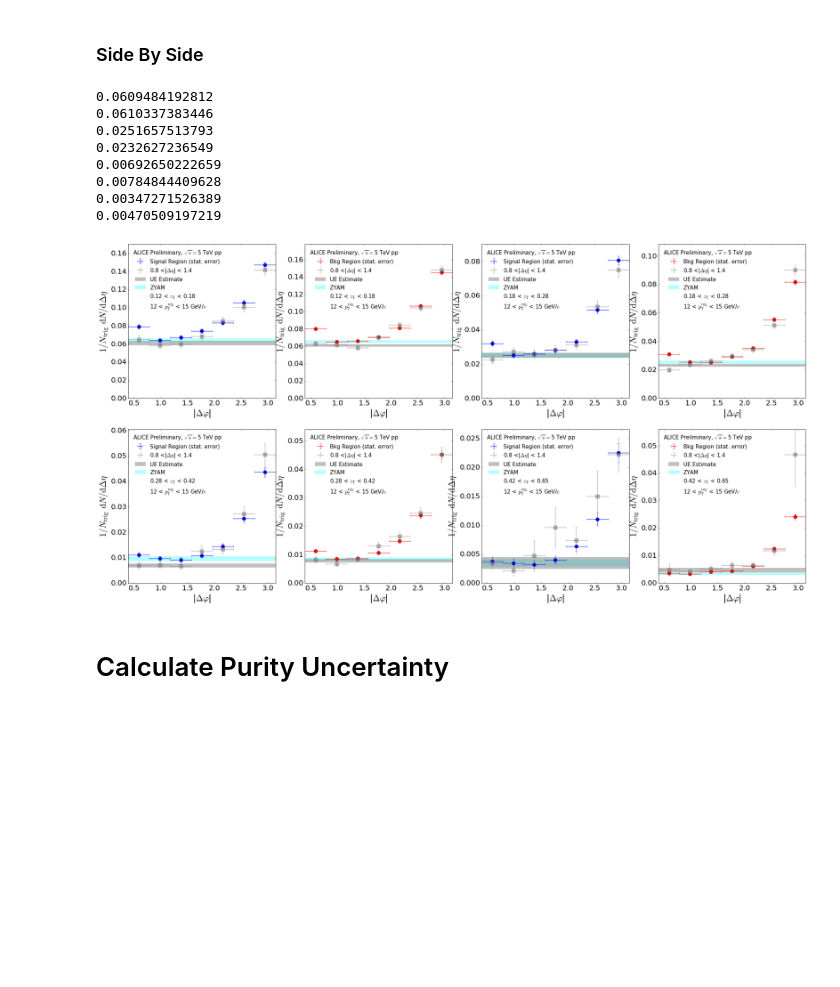
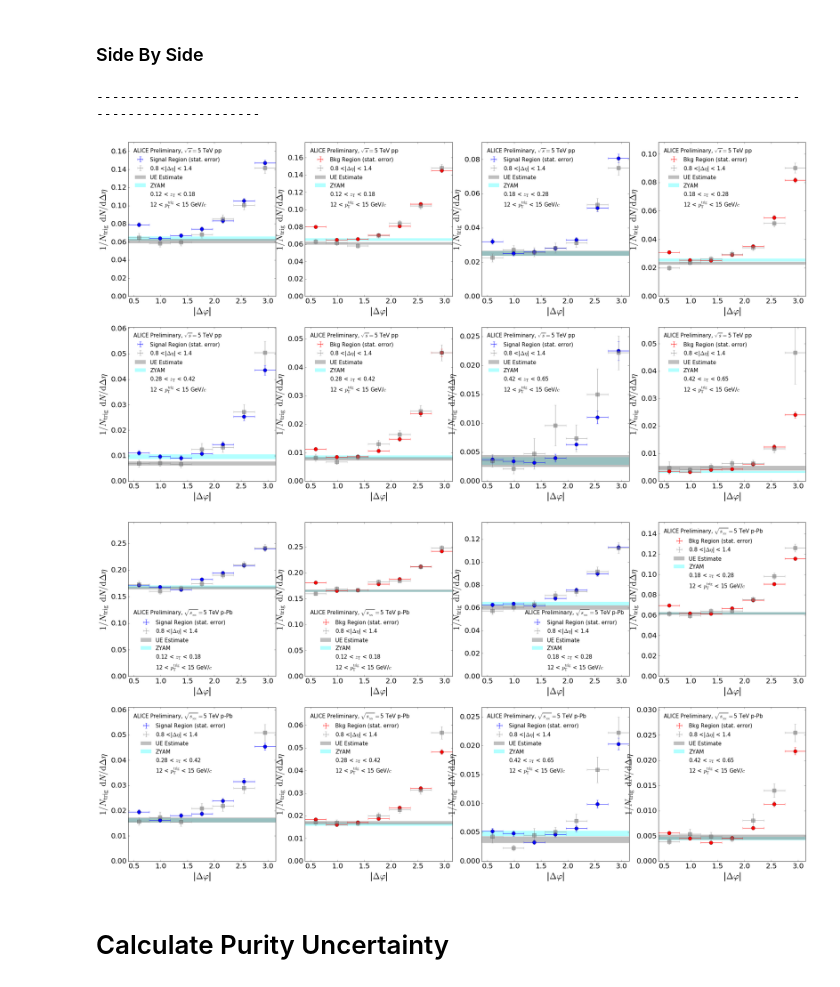
Before and after one commit to miguelignacio/CorrelationAnalysis, a Jupyter notebook: NtupleAnalysis/correlation.ipynb, the cells around one changed output. Drawn from its saved outputs; the diff is of its cells as text; code cells hidden in the pictures; blank space fills up the shorter version.

Commit message:
set up next steps. Inclusive option in SideSide() depricated

```diff
--- a/NtupleAnalysis/correlation.ipynb
+++ b/NtupleAnalysis/correlation.ipynb
@@ -515,14 +515,19 @@ for ipt in range (3):
 ### Side By Side
 # %%
 #delta_phi_centers= np.array([0.19634954084936207, 0.5890486225480862, 0.9817477042468103, 1.3744467859455345, 1.7671458676442586, 2.1598449493429825, 2.552544031041707, 2.945243112740431])
+
+#cutting first bin, since isolation makes it weird.
 delta_phi_centers= np.array([0.5890486225480862, 0.9817477042468103, 1.3744467859455345, 1.7671458676442586, 2.1598449493429825, 2.552544031041707, 2.945243112740431])
 phi_width = [0.39269908169872414/2]*len(delta_phi_centers)
 
-def SideSide(Region):
-        #prfx= "p-Pb"
-        #iFile = pPb_File
-        prfx= "pp"
-        iFile = pp_File
+#maybe return the plot, and add an arugment for pp or p-Pb!!
+def SideSide(Region,System):
+        if(System == "pp"):
+            prfx= "pp"
+            iFile = pp_File
+        elif (System == "p-Pb"):
+            prfx= "p-Pb"
+            iFile = pPb_File
         #prefix = "18b10a"
         #print RootFile
         Uncorr = True
@@ -548,7 +553,6 @@ def SideSide(Region):
                 LE_sig = GetLEProj(iFile, ptbin, ztbin,True)
                 LE_Line,temp = GetLE_Line(LE_sig)
                 S_LE_Val,S_LE_E = GetLE_Val(LE_sig)
-                #S_LE_Val = LE_Line.GetMean(2) ##################################
 
 
             if (Region=="inclusive"):
@@ -580,6 +584,7 @@ def SideSide(Region):
                     bkg_eta_list.append(LE_bkg.GetBinContent(bin))
                     bkg_eta_error.append(LE_bkg.GetBinError(bin))
 
+#---------------------------------------------Split into second function----------------------------------------------------
                 #print sig_list
                 ax = fig.add_subplot(2,4,(2*ztb+1))
                 #ax = fig.add_subplot(1,2,1)
@@ -646,19 +651,16 @@ def SideSide(Region):
                 fig.savefig('pics/%s_Gamma_hadron_UE_zT_%i.pdf'%(prfx,ztb), bbox_inches='tight')
         return
 #myText(.2,.2,"hello_%i"%number,1) ‹›
-# %%
-SideSide("regions")
-#SideSide("inclusive") [0.016,0.416]
-# %% [output]
-0.0609484192812
-0.0610337383446
-0.0251657513793
-0.0232627236549
-0.00692650222659
-0.00784844409628
-0.00347271526389
-0.00470509197219
-[figure, removed]
+# %%
+#Maybe split things up, have the first half return: SR_Phi,SR_Phi_Errors,SR_LE,SR_LE_Error
+#Second half just plots. This gets me towards the final goal of global np.arrays that the later cells manipulate.
+SideSide("regions","pp")
+SideSide("regions","p-Pb")
+#SideSide("inclusive") [0.016,0.416]
+# %% [output]
+---------------------------------------------------------------------------------------------------------------
+[figure, added]
+[figure, added]
 # %%
 def DrawLabel(NTriggers,ptbin):
     latex = TLatex()
```
Also changed, not shown: parts of 1 cell of this notebook.
